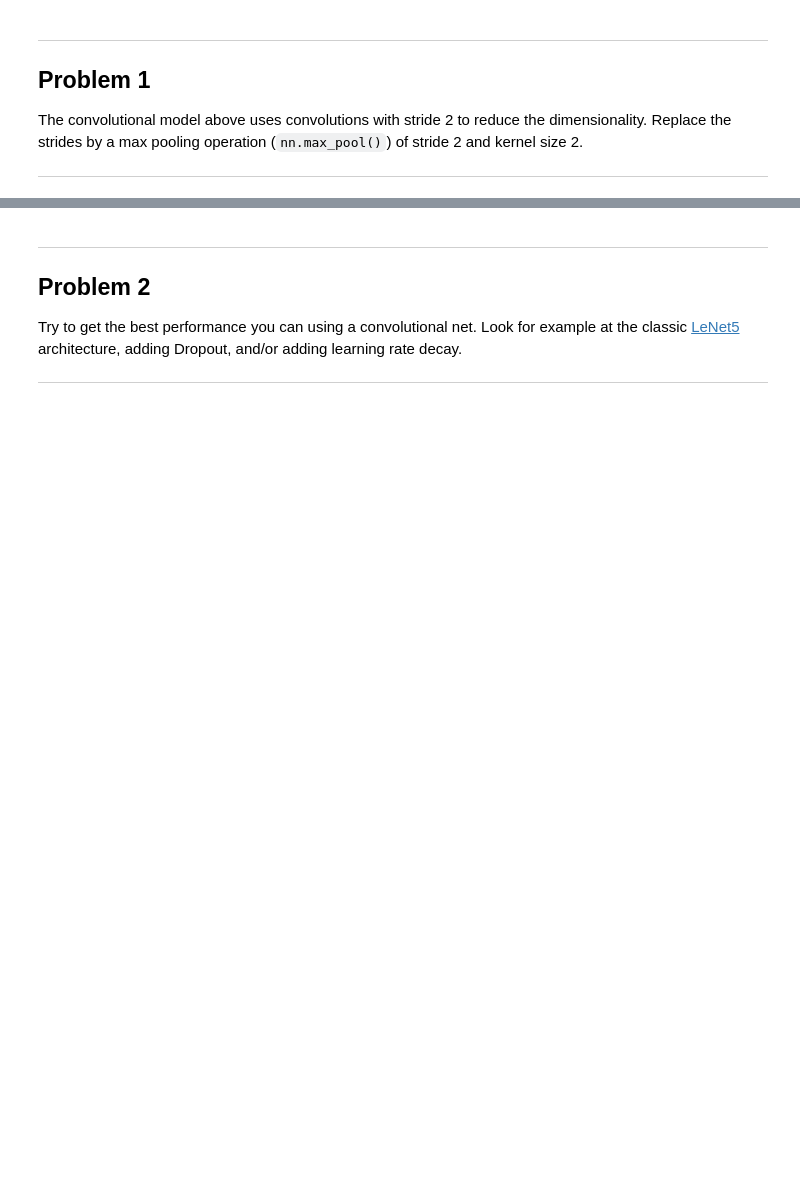
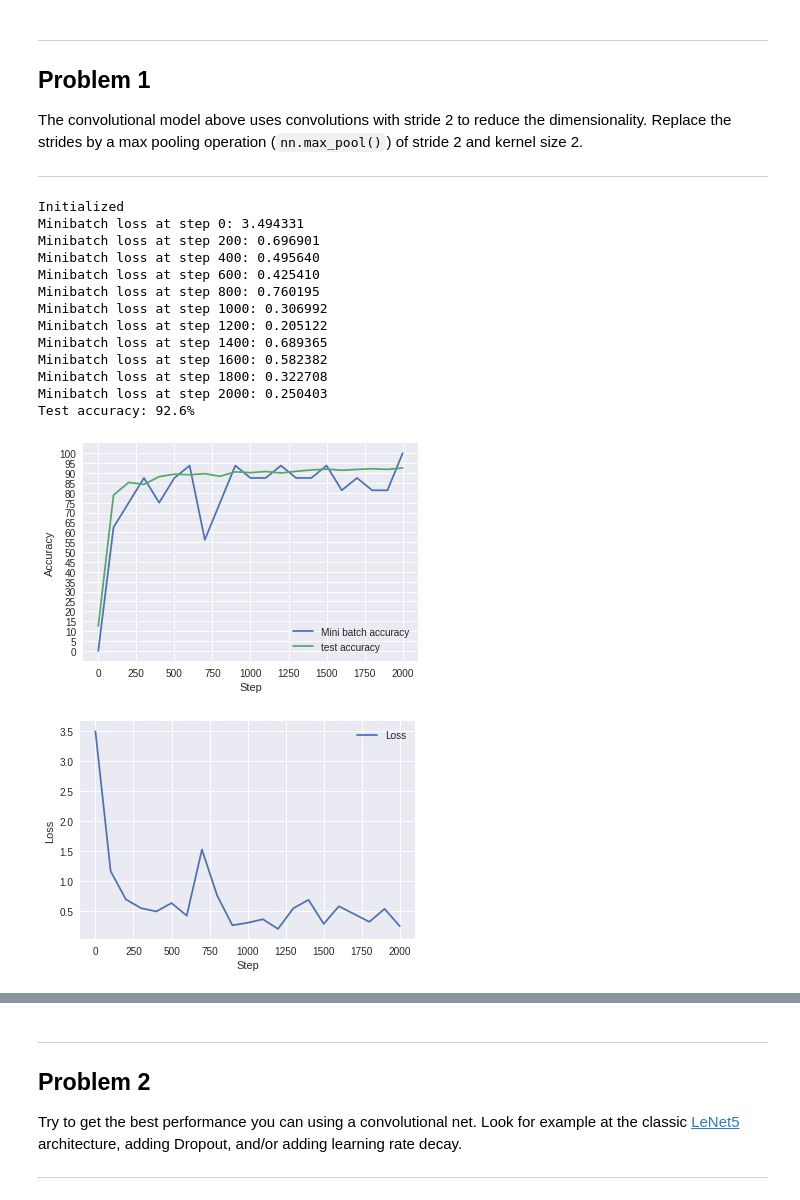
Before and after one commit to mhwasil/tensorflow_beginners, a Jupyter notebook: 4_convolutions.ipynb, the cells around one changed output, grey strips where cells are left out. Drawn from its saved outputs; the diff is of its cells as text; code cells hidden in the pictures; blank space fills up the shorter version.

```diff
--- a/4_convolutions.ipynb
+++ b/4_convolutions.ipynb
@@ -162,0 +298,53 @@ The convolutional model above uses convolutions with stride 2 to reduce the dime
+# %%
+num_steps = 2001
+
+mini_batch_loss_list = []
+mini_batch_acc = []
+valid_acc = []
+test_acc = []
+step_list = []
+loss_list = []
+
+with tf.Session(graph=graph) as session:
+    tf.global_variables_initializer().run()
+    print('Initialized')
+    for step in range(num_steps):
+        offset = (step * batch_size) % (train_labels.shape[0] - batch_size)
+        batch_data = train_dataset[offset:(offset + batch_size), :, :, :]
+        batch_labels = train_labels[offset:(offset + batch_size), :]
+        feed_dict = {tf_train_dataset : batch_data, tf_train_labels : batch_labels}
+        _, l, predictions = session.run(
+          [optimizer, loss, train_prediction], feed_dict=feed_dict)
+        if (step % 100 == 0):
+            loss_list.append(l)
+            mini_batch_acc.append(accuracy(predictions, batch_labels))
+            #valid_acc.append(accuracy(valid_prediction.eval(), valid_labels))
+            test_acc.append(accuracy(test_prediction.eval(), test_labels))
+            step_list.append(step)
+        if (step % 200 == 0):
+            print('Minibatch loss at step %d: %f' % (step, l))
+            #print('Minibatch accuracy: %.1f%%' % accuracy(
+            #    predictions, batch_labels))
+            #print('Validation accuracy: %.1f%%' % accuracy(
+            #    valid_prediction.eval(), valid_labels))
+    print('Test accuracy: %.1f%%' % accuracy(
+           test_prediction.eval(), test_labels))
+plot_acc([mini_batch_acc, test_acc], step_list,
+         ['Mini batch accuracy', 'test accuracy'])
+plot_acc([loss_list], step_list, ['Loss'], y_label="Loss")
+# %% [output]
+Initialized
+Minibatch loss at step 0: 3.494331
+Minibatch loss at step 200: 0.696901
+Minibatch loss at step 400: 0.495640
+Minibatch loss at step 600: 0.425410
+Minibatch loss at step 800: 0.760195
+Minibatch loss at step 1000: 0.306992
+Minibatch loss at step 1200: 0.205122
+Minibatch loss at step 1400: 0.689365
+Minibatch loss at step 1600: 0.582382
+Minibatch loss at step 1800: 0.322708
+Minibatch loss at step 2000: 0.250403
+Test accuracy: 92.6%
+[figure, added]
+[figure, added]
```
Also changed, not shown: parts of 18 cells of this notebook.
